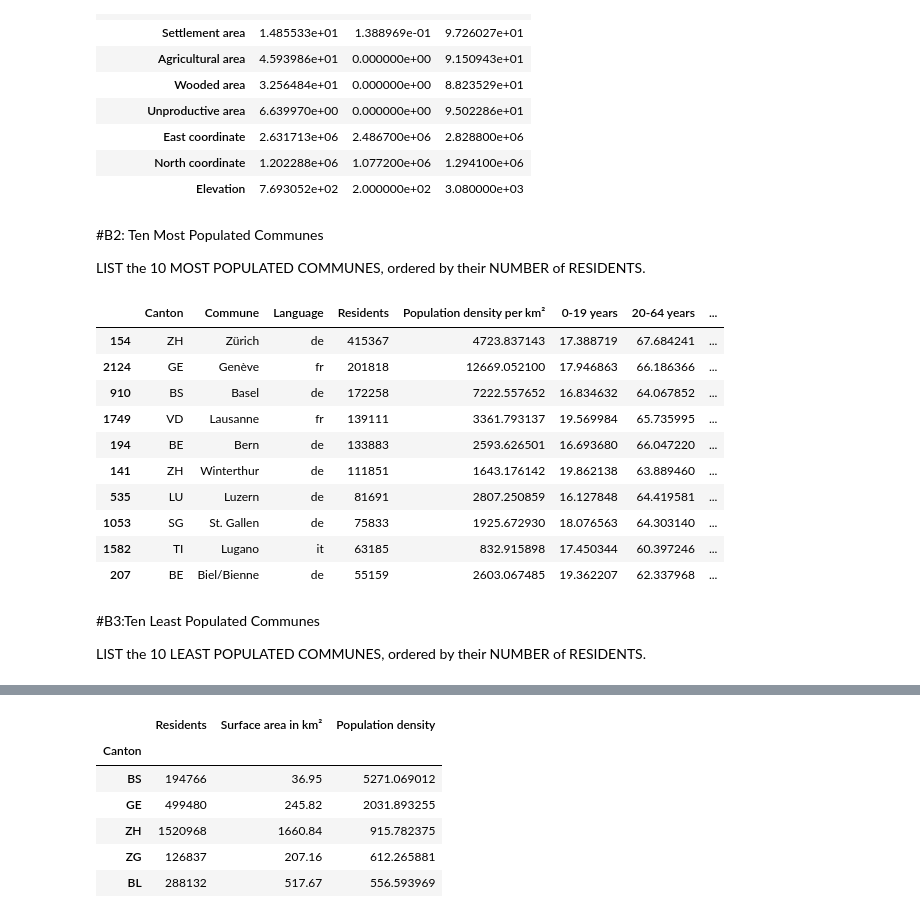
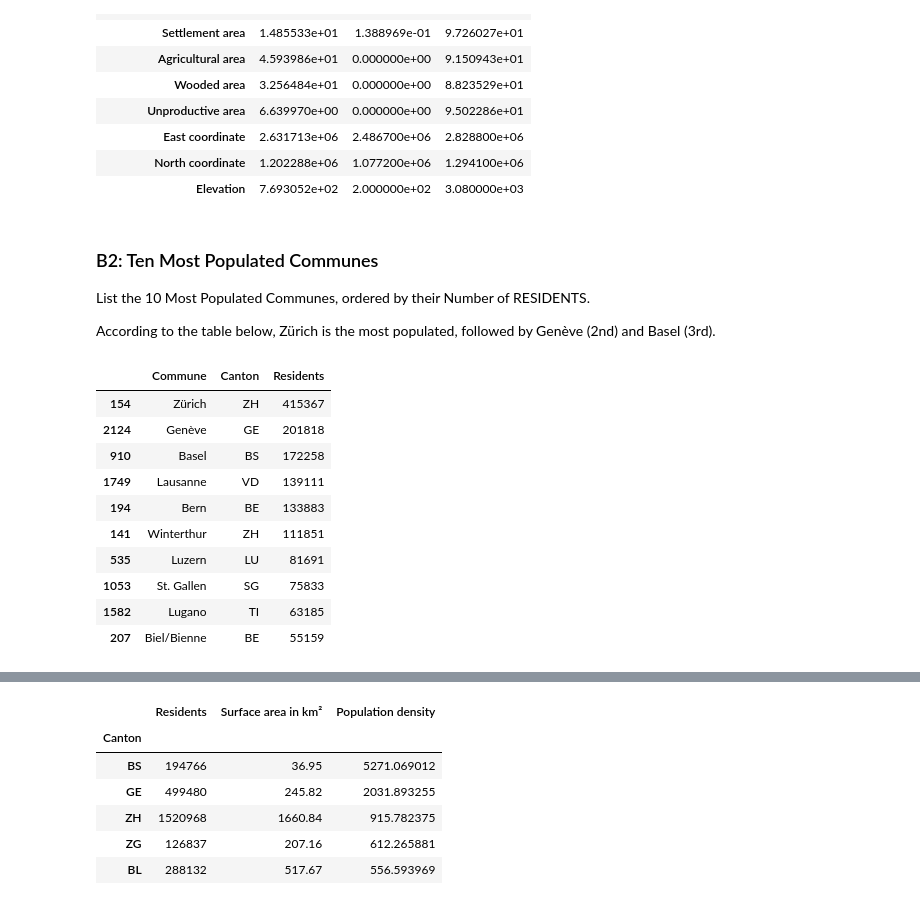
Before and after one commit to MariliaPrata/First-EPFL-DS-course, a Jupyter notebook: communes-solution.ipynb, the cells around one changed output, grey strips where cells are left out. Drawn from its saved outputs; the diff is of its cells as text; code cells hidden in the pictures.

```diff
--- a/communes-solution.ipynb
+++ b/communes-solution.ipynb
@@ -317,26 +264,25 @@ df.describe().loc[['mean','min','max']].T
 # %% [markdown]
-#B2: Ten Most Populated Communes
+### B2: Ten Most Populated Communes
 
-LIST the 10 MOST POPULATED COMMUNES, ordered by their NUMBER of RESIDENTS.
+List the 10 Most Populated Communes, ordered by their Number of RESIDENTS.
+
+According to the table below, Zürich is the most populated, followed by Genève (2nd) and Basel (3rd).
 # %%
 # Sort data by Residents in descending order
-most_populated = df.sort_values(by='Residents', ascending=False)
+
+most_populated = df1[["Commune", "Canton", "Residents"]].sort_values(by = 'Residents', ascending=False).head(10)
 
 # Display the 10 most populated communes
-most_populated.head(10)
+most_populated
 # %% [output]
-|  | Canton | Commune | Language | Residents | Population density per km² | 0-19 years | 20-64 years | ... |
-| 154 | ZH | Zürich | de | 415367 | 4723.837143 | 17.388719 | 67.684241 | ... |
-| 2124 | GE | Genève | fr | 201818 | 12669.052100 | 17.946863 | 66.186366 | ... |
-| 910 | BS | Basel | de | 172258 | 7222.557652 | 16.834632 | 64.067852 | ... |
-| 1749 | VD | Lausanne | fr | 139111 | 3361.793137 | 19.569984 | 65.735995 | ... |
-| 194 | BE | Bern | de | 133883 | 2593.626501 | 16.693680 | 66.047220 | ... |
-| 141 | ZH | Winterthur | de | 111851 | 1643.176142 | 19.862138 | 63.889460 | ... |
-| 535 | LU | Luzern | de | 81691 | 2807.250859 | 16.127848 | 64.419581 | ... |
-| 1053 | SG | St. Gallen | de | 75833 | 1925.672930 | 18.076563 | 64.303140 | ... |
-| 1582 | TI | Lugano | it | 63185 | 832.915898 | 17.450344 | 60.397246 | ... |
-| 207 | BE | Biel/Bienne | de | 55159 | 2603.067485 | 19.362207 | 62.337968 | ... |
+|  | Commune | Canton | Residents |
+| 154 | Zürich | ZH | 415367 |
+| 2124 | Genève | GE | 201818 |
+| 910 | Basel | BS | 172258 |
+| 1749 | Lausanne | VD | 139111 |
+| 194 | Bern | BE | 133883 |
+| 141 | Winterthur | ZH | 111851 |
+| 535 | Luzern | LU | 81691 |
+| 1053 | St. Gallen | SG | 75833 |
+| 1582 | Lugano | TI | 63185 |
+| 207 | Biel/Bienne | BE | 55159 |
-# %% [markdown]
-#B3:Ten Least Populated Communes
-
-LIST the 10 LEAST POPULATED COMMUNES, ordered by their NUMBER of RESIDENTS.
```
Also changed, not shown: parts of 75 cells of this notebook.
